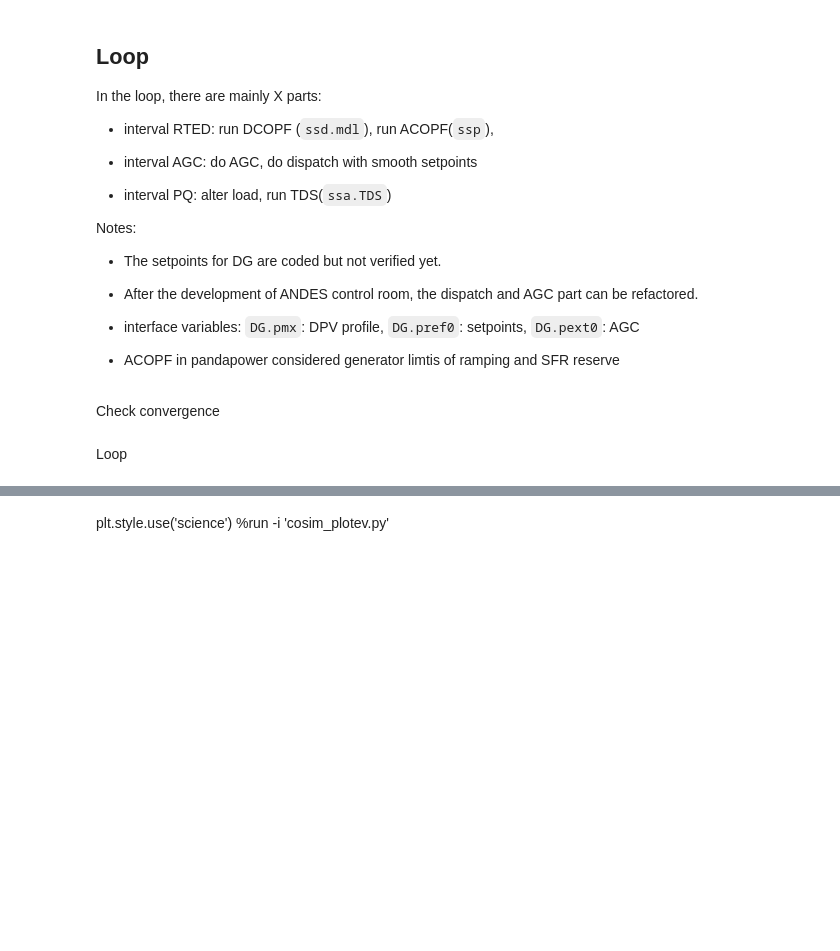
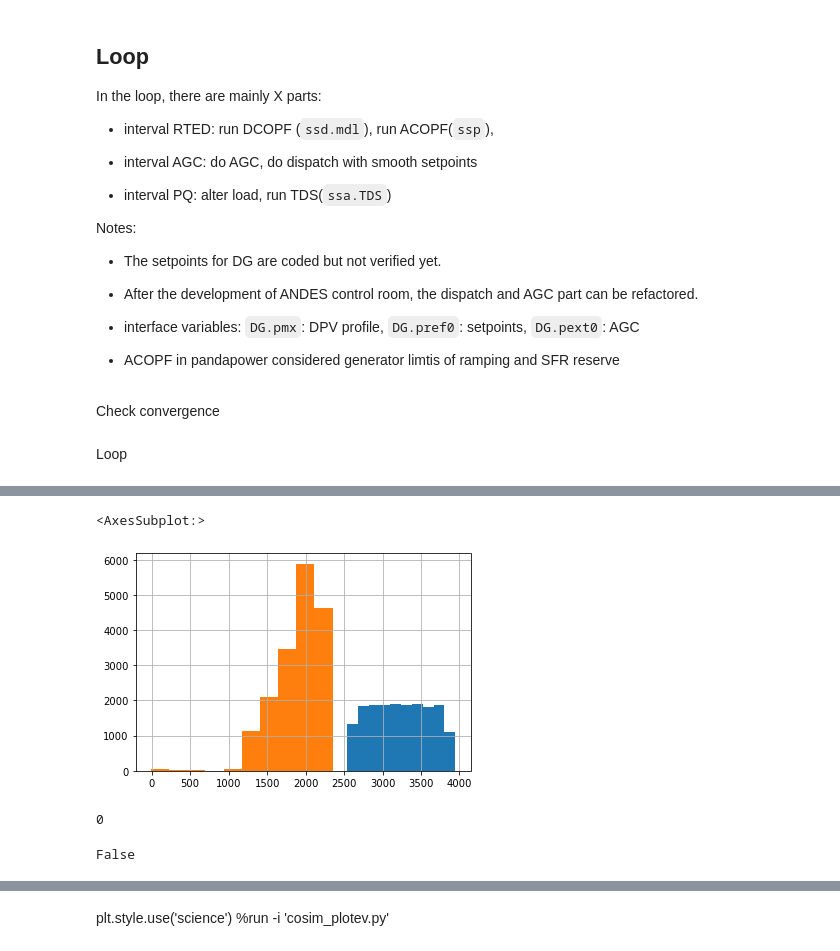
Before and after one commit to jinningwang/andes, a Jupyter notebook: jwang/notes/cosim_ev_F2_ict_test.ipynb, the cells around one changed output, grey strips where cells are left out. Cells and saved outputs as stored; diff of their text form; code cells hidden in the pictures; blank space fills up the shorter version.

```diff
--- a/jwang/notes/cosim_ev_F2_ict_test.ipynb
+++ b/jwang/notes/cosim_ev_F2_ict_test.ipynb
@@ -195,2 +200,16 @@ Loop
+# %%
+sse.ev["nam"].hist()
+sse.ev["na"].hist()
+# %% [output]
+<AxesSubplot:>
+[figure, added]
+# %%
+sse.ev['lc'].sum()
+# %% [output]
+0
+# %%
+sse.config['ict_off']
+# %% [output]
+False
 # %%
 %run -i 'cosim_main.py'
```
Also changed, not shown: parts of 12 cells of this notebook, 17 other files.
